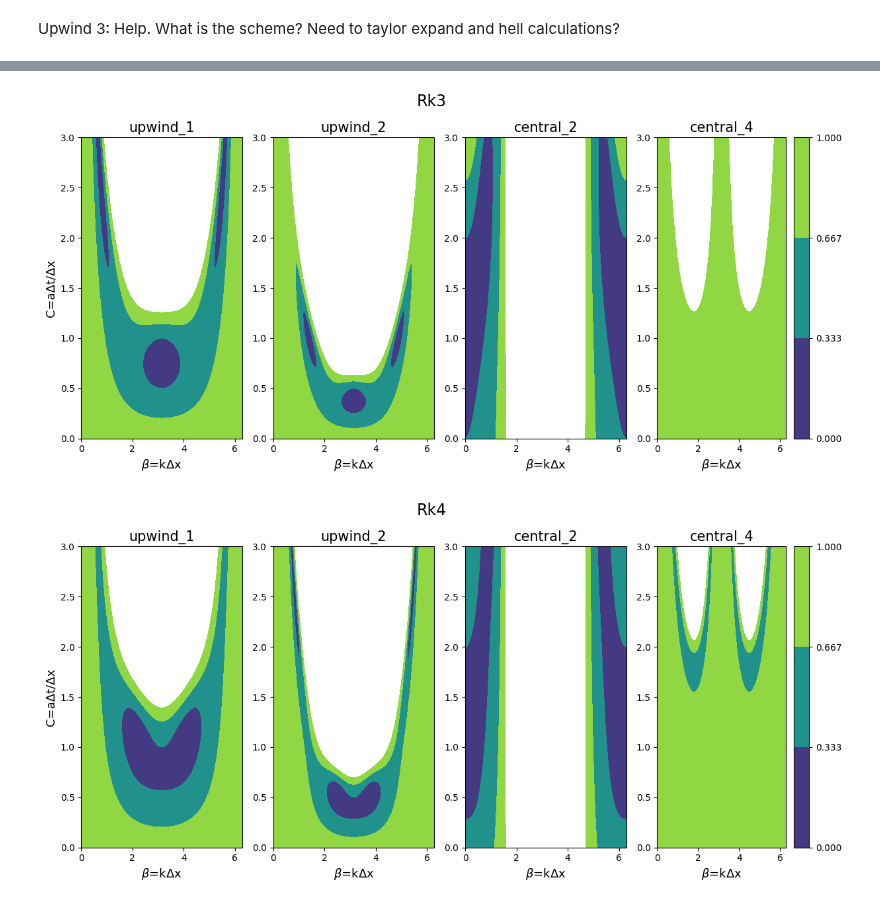
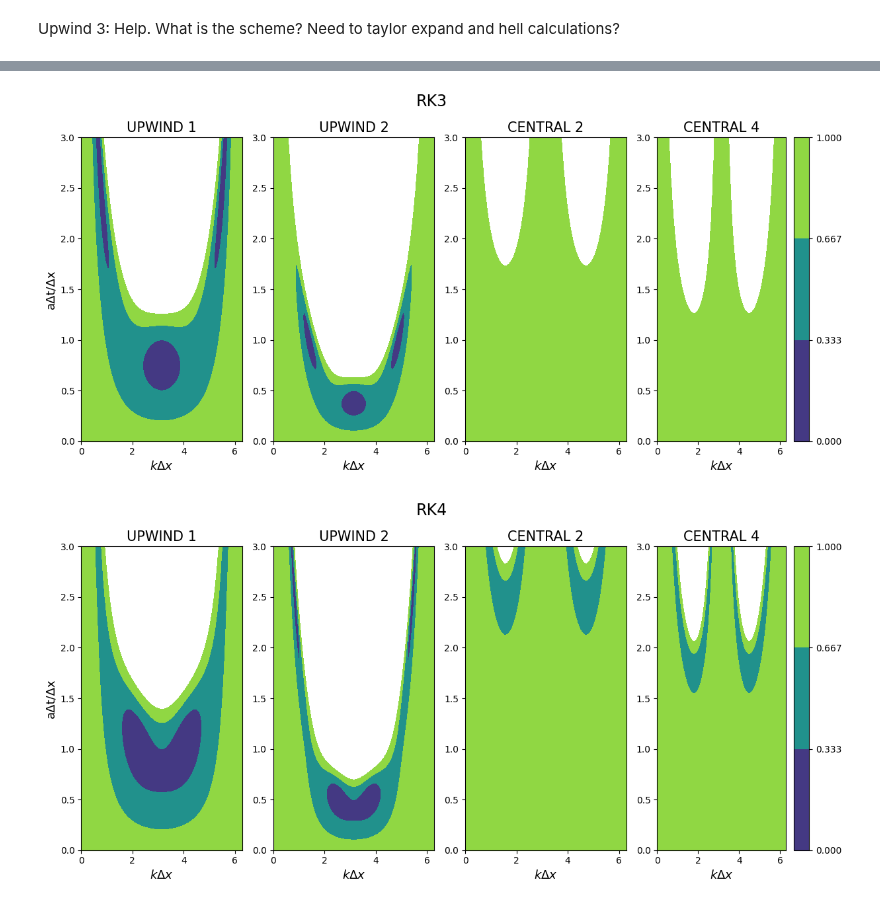
Before and after one commit to tabjone/2DHDCZ, a Jupyter notebook: visualisation/von_neumann.ipynb, the cells around one changed output, grey strips where cells are left out. Cells and saved outputs as stored; diff of their text form; code cells hidden in the pictures.

```diff
--- a/visualisation/von_neumann.ipynb
+++ b/visualisation/von_neumann.ipynb
@@ -54,7 +54,7 @@ def mu_upwind_2(C, beta):
 
 def mu_central_2(C, beta):
     # global O(Δx^2)
-    return -C/2 * (np.exp(j*beta)) - np.exp(-j*beta)
+    return -C/2 * (np.exp(j*beta) - np.exp(-j*beta))
 
 def mu_central_4(C, beta):
     # global O(Δx^4)
@@ -88,7 +92,7 @@ plt.show()
 # %%
 fig, ax = plt.subplots(ncols=len(spacial_funcs), figsize=(12,6))
 
-fig.suptitle('Rk2', fontsize=17)
+fig.suptitle('RK2', fontsize=17)
 
 C = np.linspace(0, 3, 100)
 beta = np.linspace(0, 2*np.pi, 100)
@@ -97,14 +101,18 @@ X, Y = np.meshgrid(C, beta)
 
 i = 0
 
-ax[0].set_ylabel( "C=aΔt/Δx", fontsize=13)
+ax[0].set_ylabel( "aΔt/Δx", fontsize=13)
 
 for s_func in spacial_funcs:
     contour = ax[i].contourf(Y, X, g_rk_2(s_func(X, Y)), levels=np.linspace(0,1,4), cmap="viridis",vmax=1)
-    ax[i].set_xlabel(r"$\beta$=kΔx", fontsize=13)
-    ax[i].set_title(s_func.__name__.split("mu_")[1], fontsize=15)
+    ax[i].set_xlabel(r"$k\Delta x$", fontsize=13)
+    title = s_func.__name__.split("mu_")[1]
+    words = title.split("_")
+    words[0] = words[0].upper()
+    title = ' '.join(words)
+    ax[i].set_title(title, fontsize=15)
     i+=1
 fig.tight_layout()
 fig.colorbar(contour, ax=ax[-1])
-plt.show()
+plt.savefig("../thesis/drafts/von_neumann/vn_rk2.pdf", bbox_inches='tight')
 # %% [output]
@@ -112,7 +120,7 @@ plt.show()
 # %%
 fig, ax = plt.subplots(ncols=len(spacial_funcs), figsize=(12,6))
 
-fig.suptitle('Rk3', fontsize=17)
+fig.suptitle('RK3', fontsize=17)
 
 C = np.linspace(0, 3, 100)
 beta = np.linspace(0, 2*np.pi, 100)
@@ -121,39 +129,47 @@ X, Y = np.meshgrid(C, beta)
 
 i = 0
 
-ax[0].set_ylabel( "C=aΔt/Δx", fontsize=13)
+ax[0].set_ylabel( "aΔt/Δx", fontsize=13)
 
 for s_func in spacial_funcs:
     contour = ax[i].contourf(Y, X, g_rk_3(s_func(X, Y)), levels=np.linspace(0,1,4), cmap="viridis",vmax=1)
-    ax[i].set_xlabel(r"$\beta$=kΔx", fontsize=13)
-    ax[i].set_title(s_func.__name__.split("mu_")[1], fontsize=15)
+    ax[i].set_xlabel(r"$k\Delta x$", fontsize=13)
+    title = s_func.__name__.split("mu_")[1]
+    words = title.split("_")
+    words[0] = words[0].upper()
+    title = ' '.join(words)
+    ax[i].set_title(title, fontsize=15)
     i+=1
 fig.tight_layout()
 fig.colorbar(contour, ax=ax[-1])
-plt.show()
+plt.savefig("../thesis/drafts/von_neumann/vn_rk3.pdf", bbox_inches='tight')
 # %% [output]
-[figure, old version]
+[figure, new version]
 # %%
 fig, ax = plt.subplots(ncols=len(spacial_funcs), figsize=(12,6))
 
-fig.suptitle('Rk4', fontsize=17)
+fig.suptitle('RK4', fontsize=17)
 
 C = np.linspace(0, 3, 100)
 beta = np.linspace(0, 2*np.pi, 100)
 
 X, Y = np.meshgrid(C, beta)
 
 i = 0
 
-ax[0].set_ylabel( "C=aΔt/Δx", fontsize=13)
+ax[0].set_ylabel( "aΔt/Δx", fontsize=13)
 
 for s_func in spacial_funcs:
     contour = ax[i].contourf(Y, X, g_rk_4(s_func(X, Y)), levels=np.linspace(0,1,4), cmap="viridis",vmax=1)
-    ax[i].set_xlabel(r"$\beta$=kΔx", fontsize=13)
-    ax[i].set_title(s_func.__name__.split("mu_")[1], fontsize=15)
+    ax[i].set_xlabel(r"$k\Delta x$", fontsize=13)
+    title = s_func.__name__.split("mu_")[1]
+    words = title.split("_")
+    words[0] = words[0].upper()
+    title = ' '.join(words)
+    ax[i].set_title(title, fontsize=15)
     i+=1
 fig.tight_layout()
 fig.colorbar(contour, ax=ax[-1])
-plt.show()
+plt.savefig("../thesis/drafts/von_neumann/vn_rk4.pdf", bbox_inches='tight')
 # %% [output]
-[figure, old version]
+[figure, new version]
```
Also changed, not shown: parts of 2 cells of this notebook.
